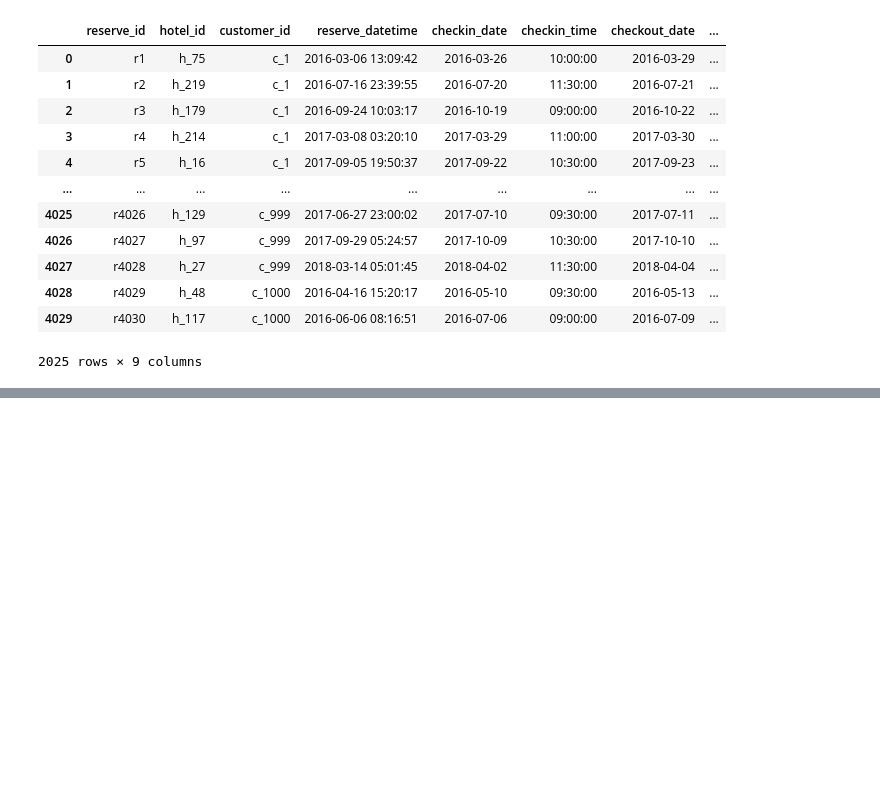
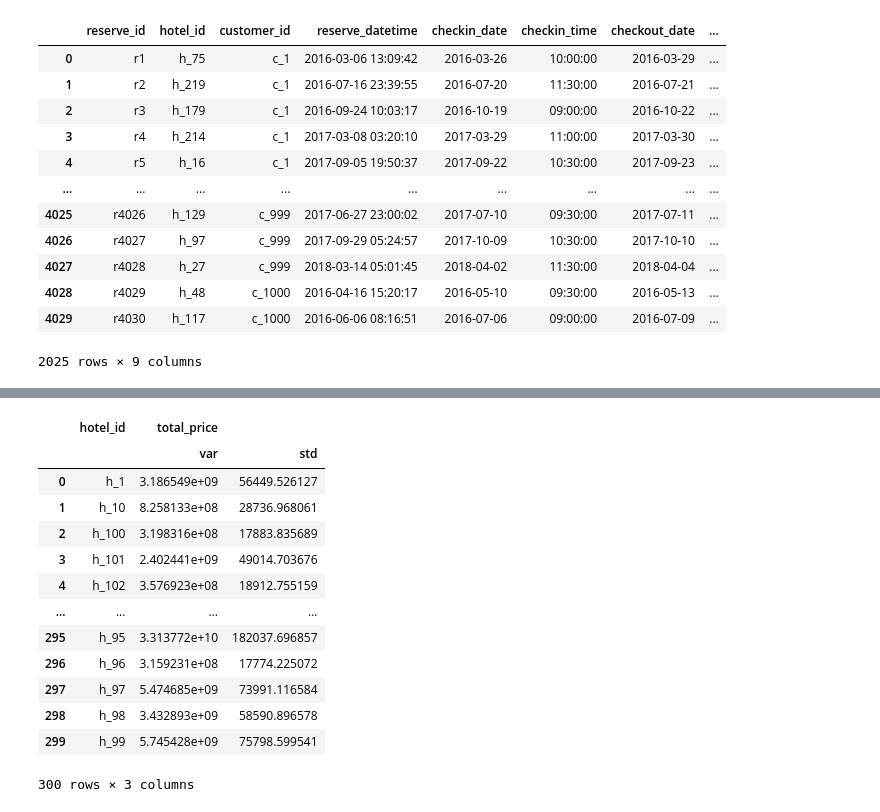
Before and after one commit to parktaeshin/book, a Jupyter notebook: 데이터전처리대전/01, 02.ipynb, the cells around one changed output, grey strips where cells are left out. Drawn from its saved outputs; the diff is of its cells as text; code cells hidden in the pictures; blank space fills up the shorter version.

```diff
--- a/데이터전처리대전/01, 02.ipynb
+++ b/데이터전처리대전/01, 02.ipynb
@@ -161,0 +363,18 @@ reserve_tb.loc[reserve_tb["customer_id"].isin(target)]
+# %%
+result = reserve_tb.groupby(["hotel_id"]).agg({"total_price" : ["var","std"]}).reset_index()
+result
+# %% [output]
+|  | hotel_id | total_price |  |
+|  |  | var | std |
+| 0 | h_1 | 3.186549e+09 | 56449.526127 |
+| 1 | h_10 | 8.258133e+08 | 28736.968061 |
+| 2 | h_100 | 3.198316e+08 | 17883.835689 |
+| 3 | h_101 | 2.402441e+09 | 49014.703676 |
+| 4 | h_102 | 3.576923e+08 | 18912.755159 |
+| ... | ... | ... | ... |
+| 295 | h_95 | 3.313772e+10 | 182037.696857 |
+| 296 | h_96 | 3.159231e+08 | 17774.225072 |
+| 297 | h_97 | 5.474685e+09 | 73991.116584 |
+| 298 | h_98 | 3.432893e+09 | 58590.896578 |
+| 299 | h_99 | 5.745428e+09 | 75798.599541 |
+300 rows × 3 columns
```
Also changed, not shown: parts of 29 cells of this notebook.
